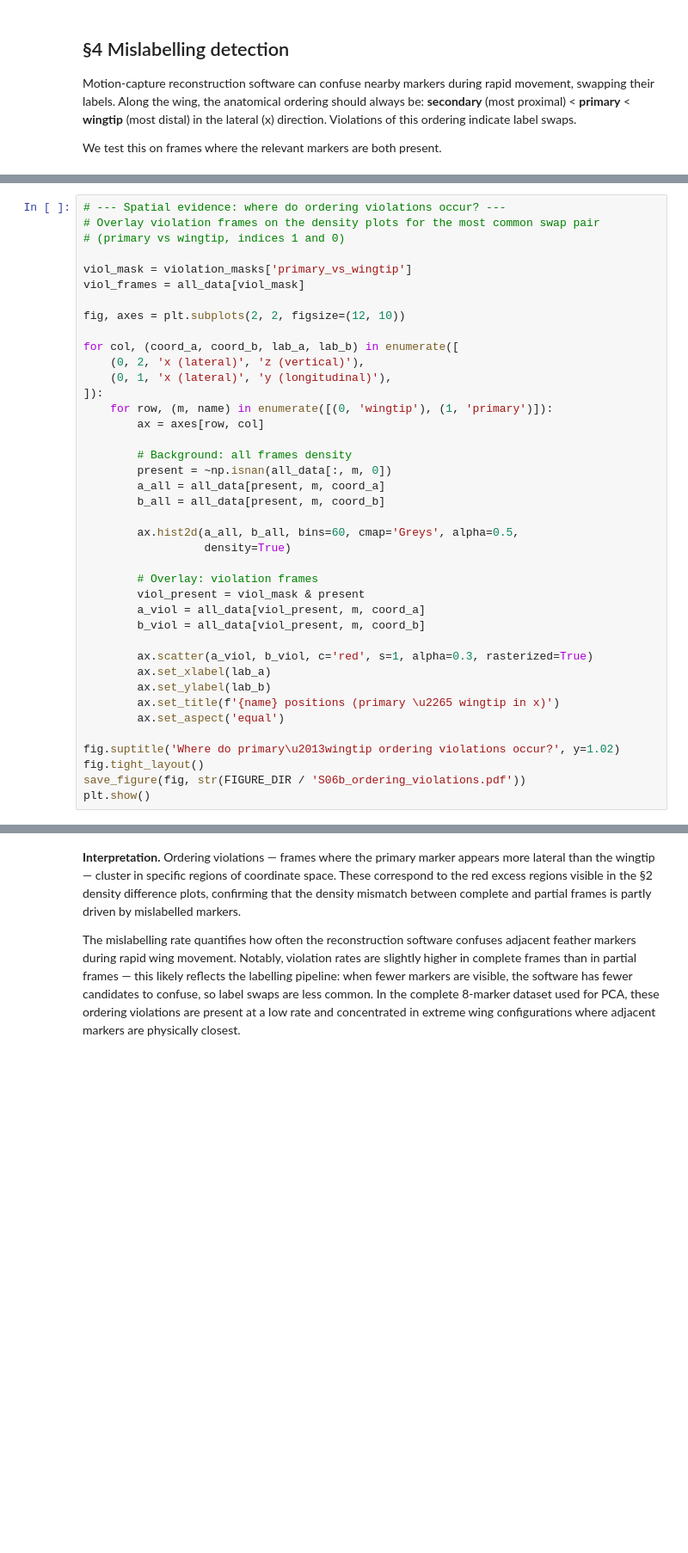
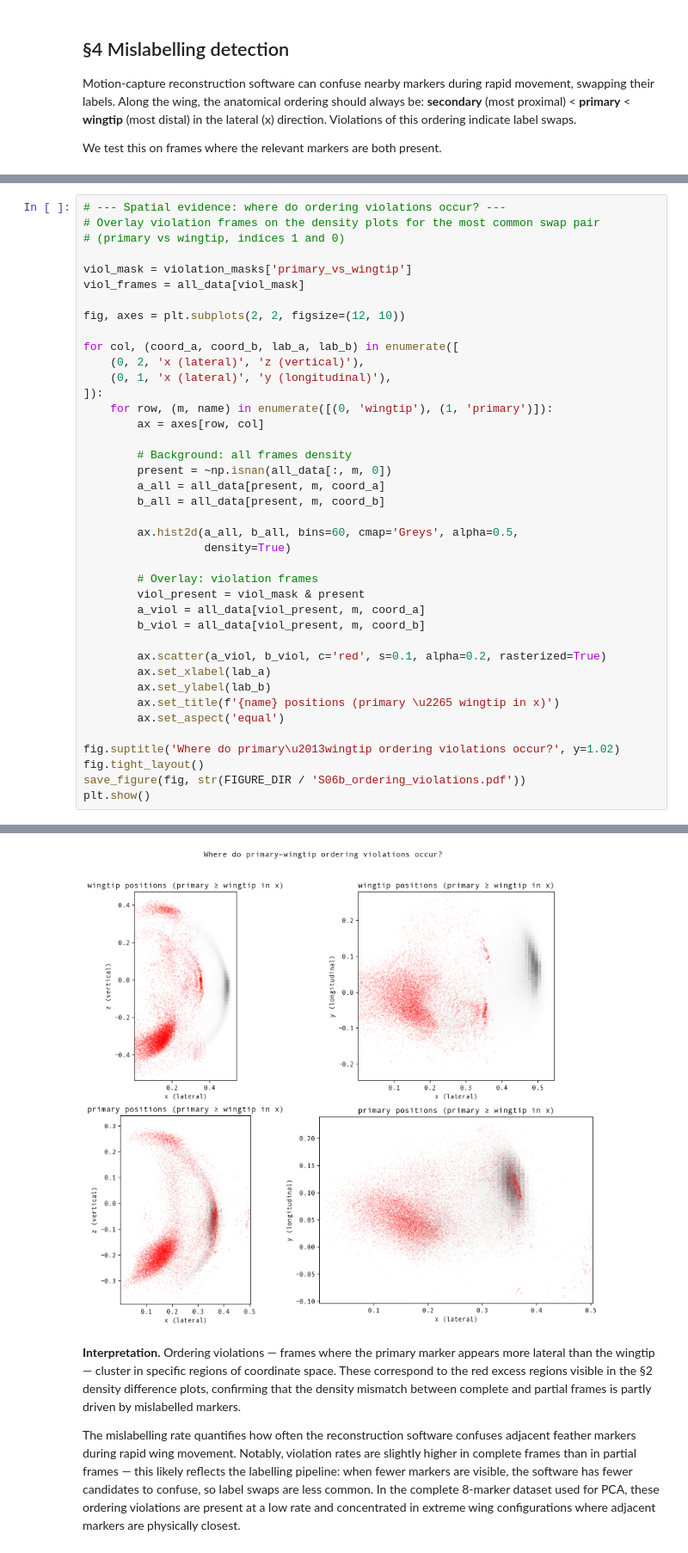
Before and after one commit to LydiaFrance/kinematic-morphospace, a Jupyter notebook: examples/hawks/06b_DataQualityMissingness.ipynb, the cells around one changed output, grey strips where cells are left out. Shown at 86% size. Cells and saved outputs as stored; diff of their text form; blank space fills up the shorter version.

```diff
--- a/examples/hawks/06b_DataQualityMissingness.ipynb
+++ b/examples/hawks/06b_DataQualityMissingness.ipynb
@@ -440,7 +504,7 @@ for col, (coord_a, coord_b, lab_a, lab_b) in enumerate([
         a_viol = all_data[viol_present, m, coord_a]
         b_viol = all_data[viol_present, m, coord_b]
 
-        ax.scatter(a_viol, b_viol, c='red', s=1, alpha=0.3, rasterized=True)
+        ax.scatter(a_viol, b_viol, c='red', s=0.1, alpha=0.2, rasterized=True)
         ax.set_xlabel(lab_a)
         ax.set_ylabel(lab_b)
         ax.set_title(f'{name} positions (primary \u2265 wingtip in x)')
@@ -450,3 +514,4 @@ fig.suptitle('Where do primary\u2013wingtip ordering violations occur?', y=1.02)
 fig.tight_layout()
 save_figure(fig, str(FIGURE_DIR / 'S06b_ordering_violations.pdf'))
 plt.show()
+# %% [output]
@@ -453,3 +519,4 @@ plt.show()
+[figure, added]
 # %% [markdown]
 **Interpretation.** Ordering violations — frames where the primary marker appears more lateral than the wingtip — cluster in specific regions of coordinate space. These correspond to the red excess regions visible in the §2 density difference plots, confirming that the density mismatch between complete and partial frames is partly driven by mislabelled markers.
 
```
Also changed, not shown: parts of 13 cells of this notebook.
